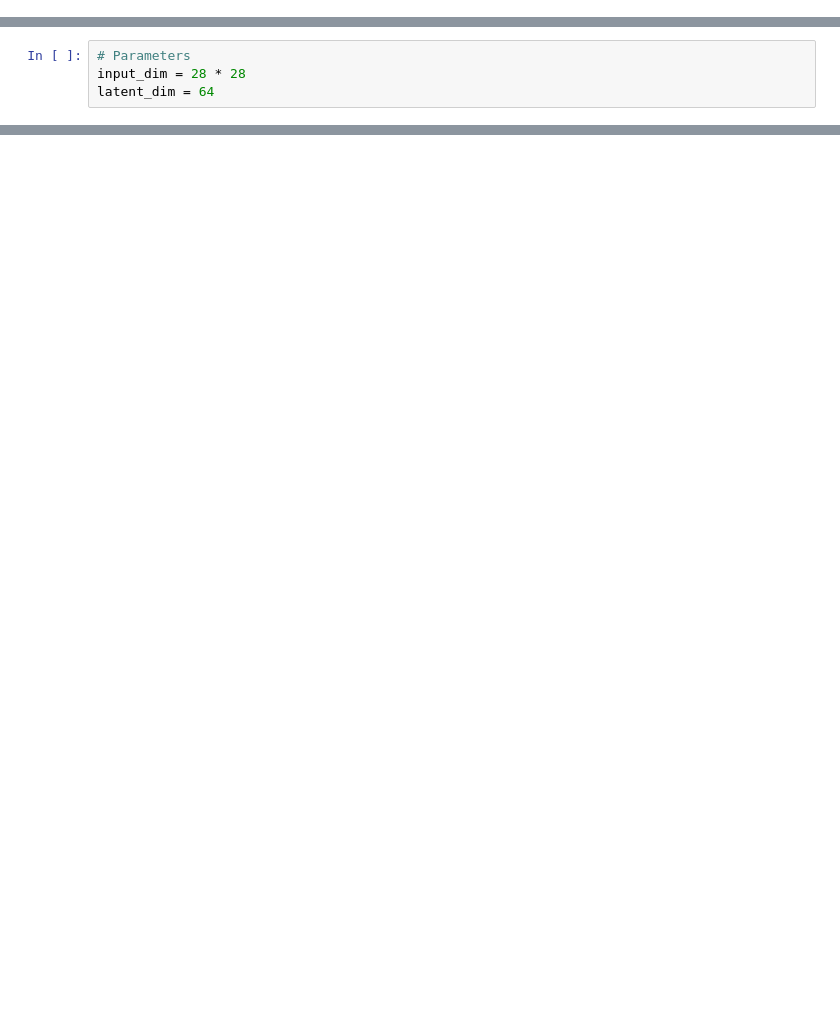
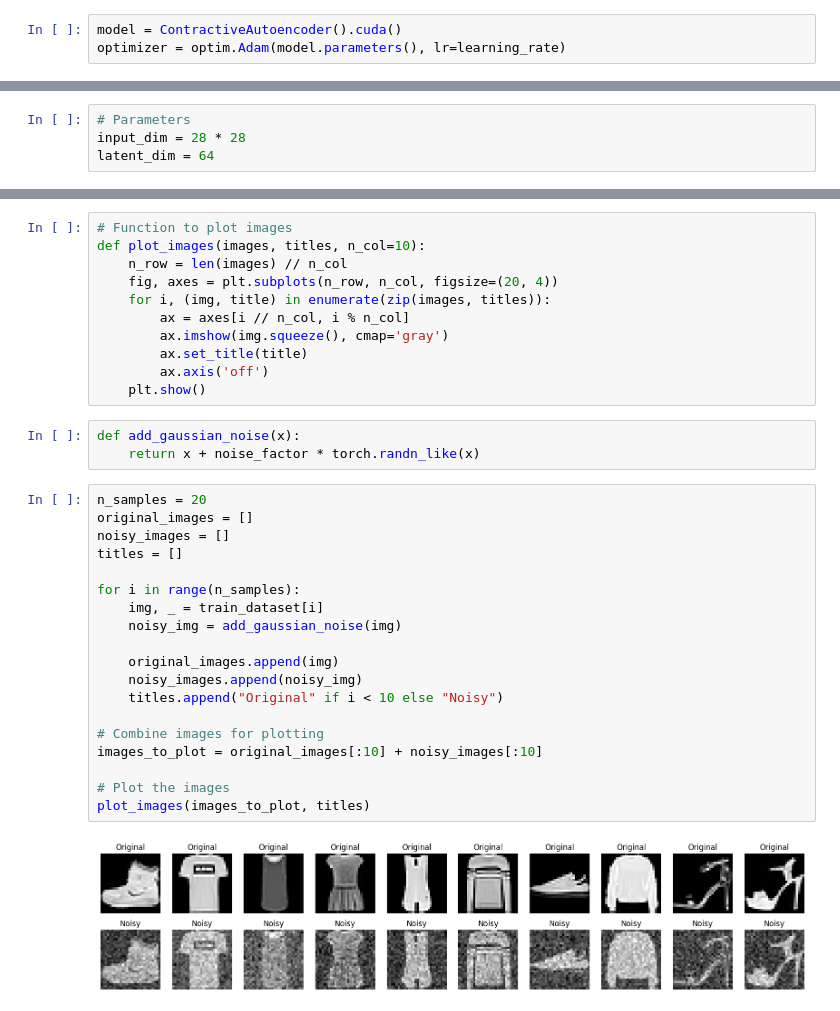
Before and after one commit to Omer-alt/Auto-Encoders, a Jupyter notebook: Auto_Encoders_Implementaion_Notebook.ipynb, the cells around one changed output, grey strips where cells are left out. Cells and saved outputs as stored; diff of their text form; blank space fills up the shorter version.

```diff
--- a/Auto_Encoders_Implementaion_Notebook.ipynb
+++ b/Auto_Encoders_Implementaion_Notebook.ipynb
@@ -332,3 +338,6 @@ class ContractiveAutoencoder(nn.Module):
         # Total loss
         total_loss = mse_loss + self.lambda_ * contractive_loss
         return total_loss
+# %%
+model = ContractiveAutoencoder().cuda()
+optimizer = optim.Adam(model.parameters(), lr=learning_rate)
@@ -410,0 +468,35 @@ Epoch [5/5], Loss: 0.5956
+# %%
+# Function to plot images
+def plot_images(images, titles, n_col=10):
+    n_row = len(images) // n_col
+    fig, axes = plt.subplots(n_row, n_col, figsize=(20, 4))
+    for i, (img, title) in enumerate(zip(images, titles)):
+        ax = axes[i // n_col, i % n_col]
+        ax.imshow(img.squeeze(), cmap='gray')
+        ax.set_title(title)
+        ax.axis('off')
+    plt.show()
+# %%
+def add_gaussian_noise(x):
+    return x + noise_factor * torch.randn_like(x)
+# %%
+n_samples = 20
+original_images = []
+noisy_images = []
+titles = []
+
+for i in range(n_samples):
+    img, _ = train_dataset[i]
+    noisy_img = add_gaussian_noise(img)
+
+    original_images.append(img)
+    noisy_images.append(noisy_img)
+    titles.append("Original" if i < 10 else "Noisy")
+
+# Combine images for plotting
+images_to_plot = original_images[:10] + noisy_images[:10]
+
+# Plot the images
+plot_images(images_to_plot, titles)
+# %% [output]
+[figure, added]
```
Also changed, not shown: parts of 28 cells of this notebook.
